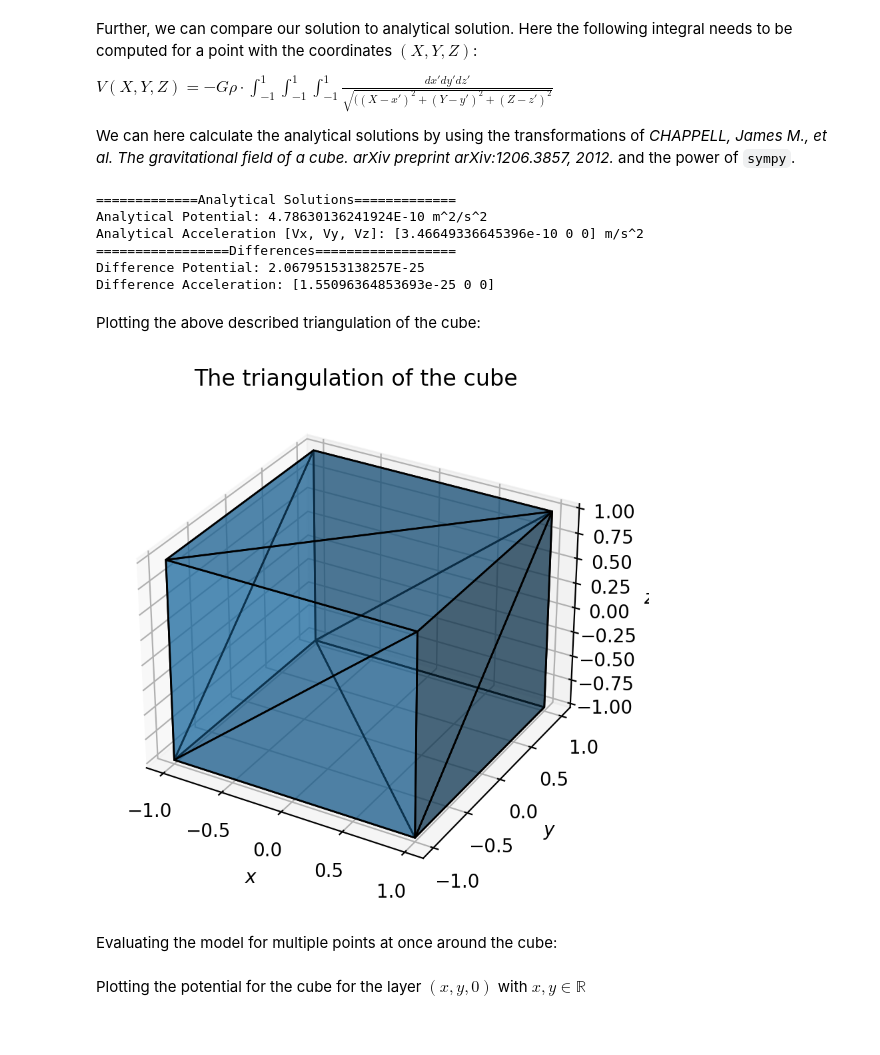
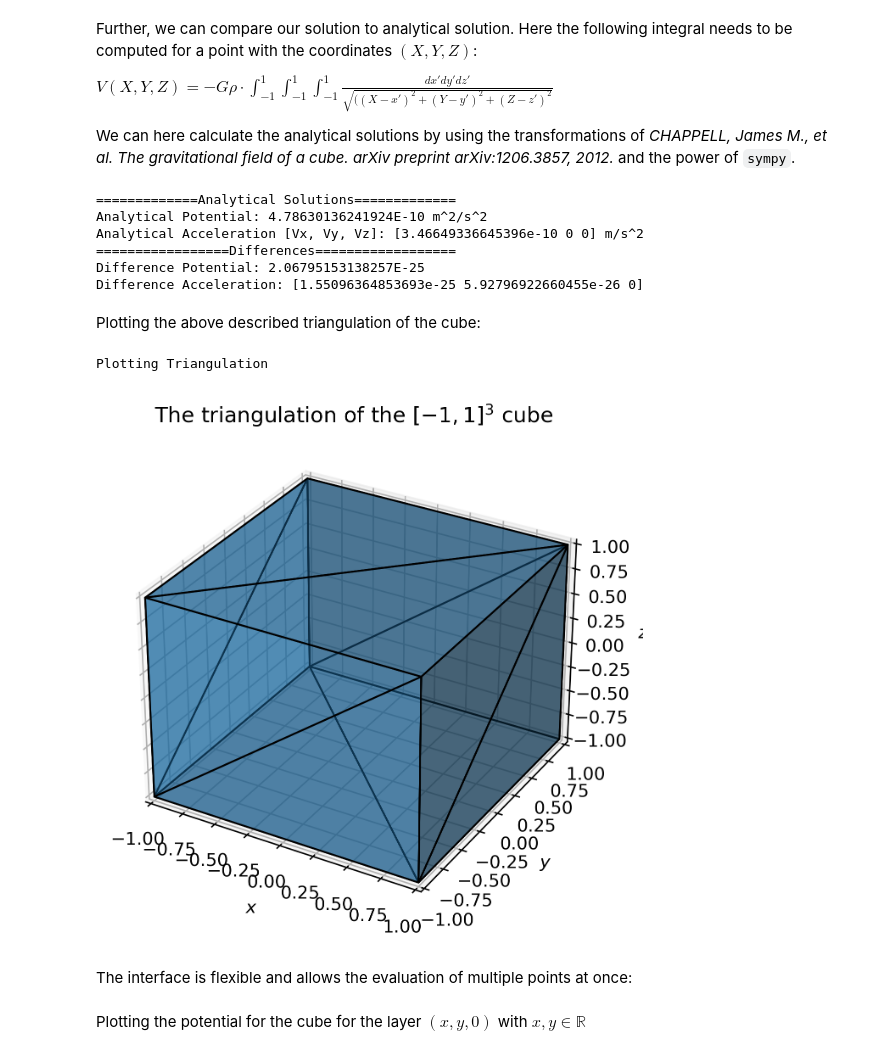
Before and after one commit to esa/polyhedral-gravity-model, a Jupyter notebook: script/polyhedral-gravity.ipynb, the cells around one changed output. Saved outputs shown, nothing was run; the diff lists cells and outputs as text; code cells hidden in the pictures.

Commit message:
adapt jupyter notebook to new interface

```diff
--- a/script/polyhedral-gravity.ipynb
+++ b/script/polyhedral-gravity.ipynb
@@ -68,41 +99,35 @@ $V(X, Y, Z) = -G \rho \cdot \int_{-1}^{1} \int_{-1}^{1} \int_{-1}^{1} \frac{dx'd
 
 We can here calculate the analytical solutions by using the transformations of _CHAPPELL, James M., et al. The gravitational field of a cube. arXiv preprint arXiv:1206.3857, 2012._ and the power of `sympy`.
 # %%
-import analytical_cube_gravity
-
 analytical_potential = analytical_cube_gravity.evaluate_potential(*computation_point)
-analytical_acceleration = np.array(analytical_cube_gravity.evaluate_acceleration(*computation_point))
+analytical_acceleration = np.array(
+    analytical_cube_gravity.evaluate_acceleration(*computation_point)
+)
 
 print("=============Analytical Solutions=============")
 print("Analytical Potential: {} m^2/s^2".format(analytical_potential))
 print("Analytical Acceleration [Vx, Vy, Vz]: {} m/s^2".format(analytical_acceleration))
 print("=================Differences==================")
 print("Difference Potential: {}".format(abs(analytical_potential - potential)))
-print("Difference Acceleration: {}".format(abs(analytical_acceleration - np.array(acceleration))))
+print(
+    "Difference Acceleration: {}".format(
+        abs(analytical_acceleration - np.array(acceleration))
+    )
+)
 # %% [output]
 =============Analytical Solutions=============
 Analytical Potential: 4.78630136241924E-10 m^2/s^2
 Analytical Acceleration [Vx, Vy, Vz]: [3.46649336645396e-10 0 0] m/s^2
 =================Differences==================
 Difference Potential: 2.06795153138257E-25
-Difference Acceleration: [1.55096364853693e-25 0 0]
+Difference Acceleration: [1.55096364853693e-25 5.92796922660455e-26 0]
 # %% [markdown]
 Plotting the above described triangulation of the cube:
-# %%
-fig, ax = plt.subplots(subplot_kw={"projection": "3d"})
-
-ax.plot_trisurf(cube_vertices[:,0], cube_vertices[:,1], cube_vertices[:,2], triangles = cube_faces, edgecolor=[[0,0,0]], linewidth=1.0, alpha=0.5)
-
-fig.set_dpi(200)
-
-ax.set_title("The triangulation of the cube")
-ax.set_xlabel("$x$")
-ax.set_ylabel("$y$")
-ax.set_zlabel("$z$")
-
-plt.show()
-# %% [output]
-[figure, removed]
-# %% [markdown]
-Evaluating the model for multiple points at once around the cube:
+# %%
+mesh_plotting.plot_triangulation(cube_vertices, cube_faces, "The triangulation of the $[-1,1]^3$ cube")
+# %% [output]
+Plotting Triangulation
+[figure, added]
+# %% [markdown]
+The interface is flexible and allows the evaluation of multiple points at once:
 # %%
```
Also changed, not shown: parts of 25 cells of this notebook, 1 other file.
